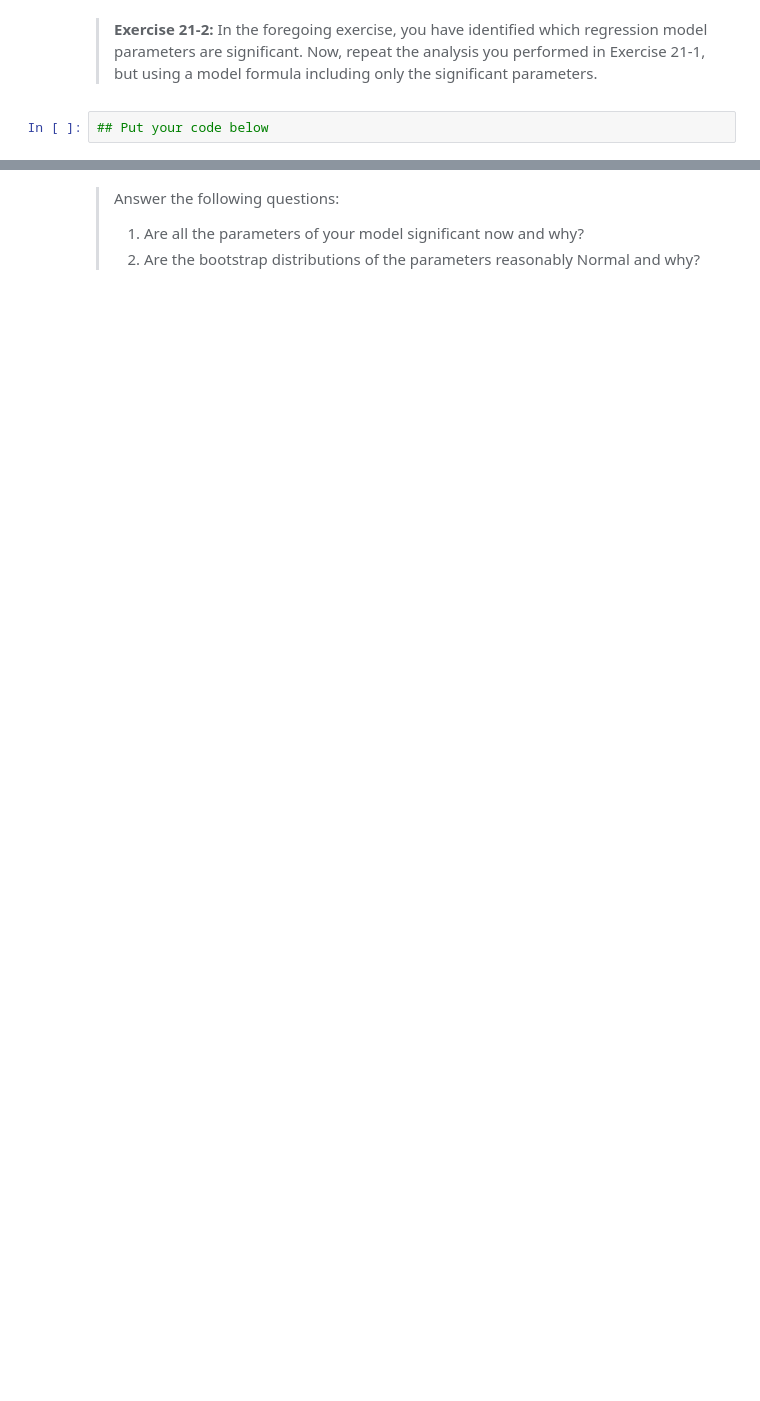
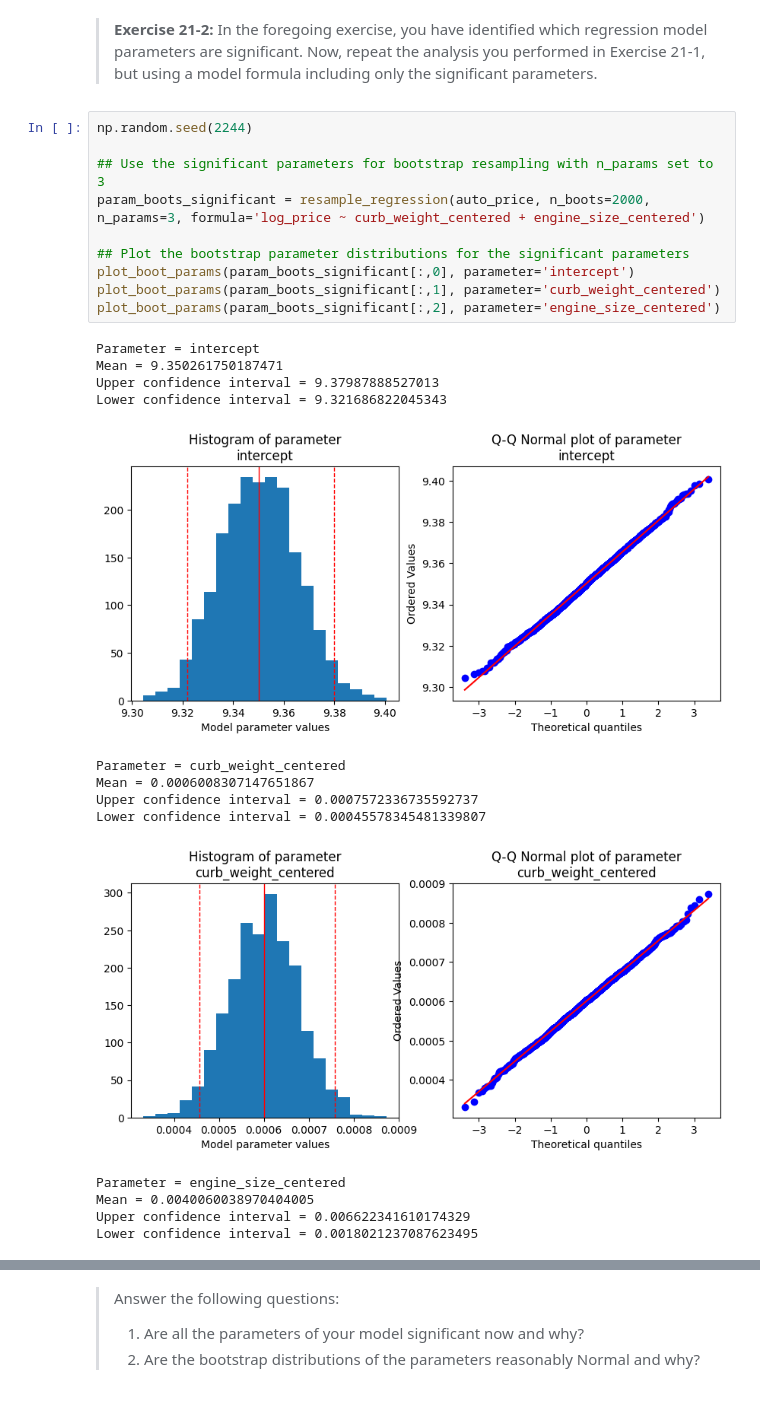
Before and after one commit to StephenElston/CSCI-E-83, a Jupyter notebook: Notebooks/21_Chapter21_ParametricBootstrap.ipynb, the cells around one changed output, grey strips where cells are left out. Cells and saved outputs as stored; diff of their text form; blank space fills up the shorter version.

```diff
--- a/Notebooks/21_Chapter21_ParametricBootstrap.ipynb
+++ b/Notebooks/21_Chapter21_ParametricBootstrap.ipynb
@@ -183,4 +263,27 @@ np.random.seed(2244)
 # %% [markdown]
 > **Exercise 21-2:** In the foregoing exercise, you have identified which regression model parameters are significant. Now, repeat the analysis you performed in Exercise 21-1, but using a model formula including only the significant parameters.
-# %%
-## Put your code below
+# %%
+np.random.seed(2244)
+
+## Use the significant parameters for bootstrap resampling with n_params set to 3
+param_boots_significant = resample_regression(auto_price, n_boots=2000, n_params=3, formula='log_price ~ curb_weight_centered + engine_size_centered')
+
+## Plot the bootstrap parameter distributions for the significant parameters
+plot_boot_params(param_boots_significant[:,0], parameter='intercept')
+plot_boot_params(param_boots_significant[:,1], parameter='curb_weight_centered')
+plot_boot_params(param_boots_significant[:,2], parameter='engine_size_centered')
+# %% [output]
+Parameter = intercept
+Mean = 9.350261750187471
+Upper confidence interval = 9.37987888527013
+Lower confidence interval = 9.321686822045343
+[figure, added]
+Parameter = curb_weight_centered
+Mean = 0.0006008307147651867
+Upper confidence interval = 0.0007572336735592737
+Lower confidence interval = 0.00045578345481339807
+[figure, added]
+Parameter = engine_size_centered
+Mean = 0.0040060038970404005
+Upper confidence interval = 0.006622341610174329
+Lower confidence interval = 0.0018021237087623495
```
Also changed, not shown: parts of 13 cells of this notebook.
